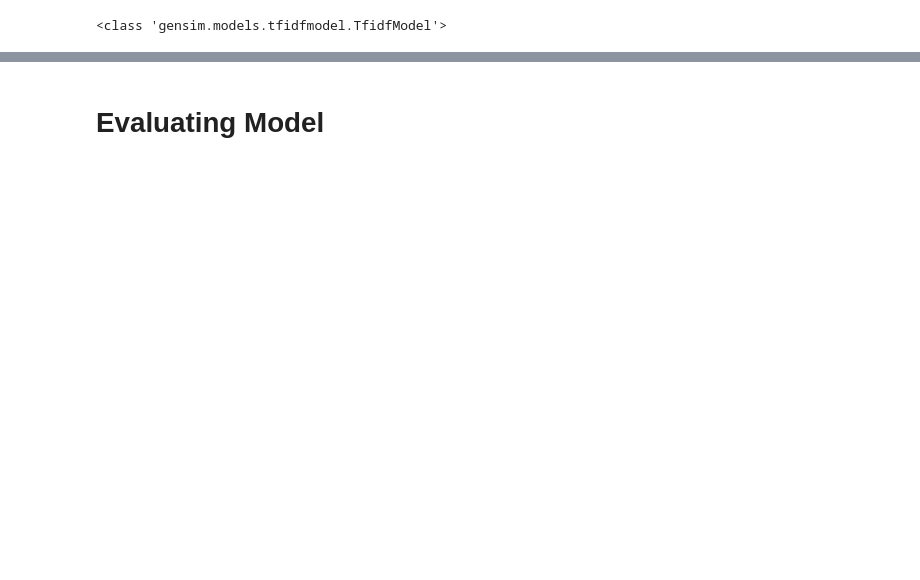
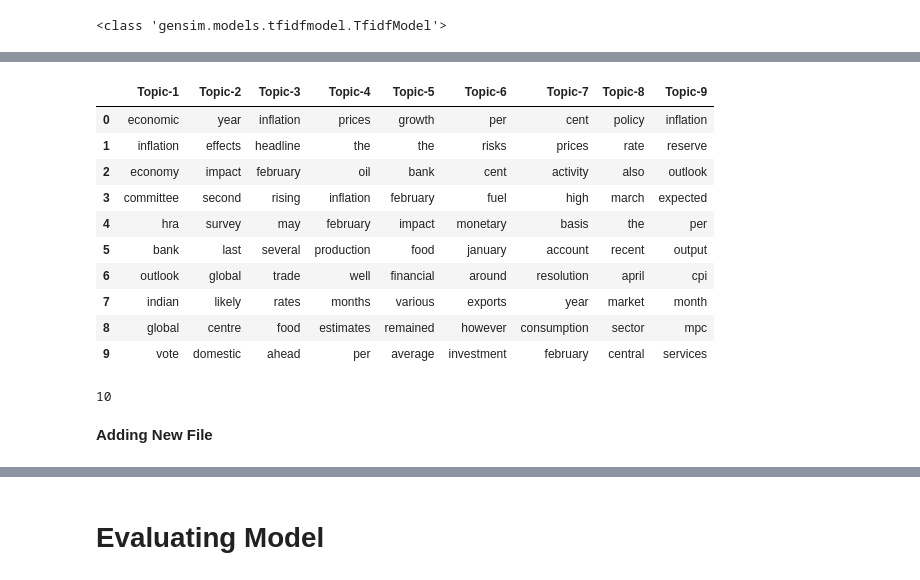
Before and after one commit to bharatbajoria/Dataset-Analytics-Modules, a Jupyter notebook: Topic_Modelling_LDA.ipynb, the cells around one changed output, grey strips where cells are left out. Cells and saved outputs as stored; diff of their text form; code cells hidden in the pictures; blank space fills up the shorter version.

```diff
--- a/Topic_Modelling_LDA.ipynb
+++ b/Topic_Modelling_LDA.ipynb
@@ -214,0 +253,22 @@ topic_df
+# %%
+topic_df_T=topic_df.T
+# %%
+topic_df_T
+# %% [output]
+|  | Topic-1 | Topic-2 | Topic-3 | Topic-4 | Topic-5 | Topic-6 | Topic-7 | Topic-8 | Topic-9 |
+| 0 | economic | year | inflation | prices | growth | per | cent | policy | inflation |
+| 1 | inflation | effects | headline | the | the | risks | prices | rate | reserve |
+| 2 | economy | impact | february | oil | bank | cent | activity | also | outlook |
+| 3 | committee | second | rising | inflation | february | fuel | high | march | expected |
+| 4 | hra | survey | may | february | impact | monetary | basis | the | per |
+| 5 | bank | last | several | production | food | january | account | recent | output |
+| 6 | outlook | global | trade | well | financial | around | resolution | april | cpi |
+| 7 | indian | likely | rates | months | various | exports | year | market | month |
+| 8 | global | centre | food | estimates | remained | however | consumption | sector | mpc |
+| 9 | vote | domestic | ahead | per | average | investment | february | central | services |
+# %%
+len(topic_df_T["Topic-1"])
+# %% [output]
+10
+# %% [markdown]
+**Adding New File**
```
Also changed, not shown: parts of 39 cells of this notebook.
